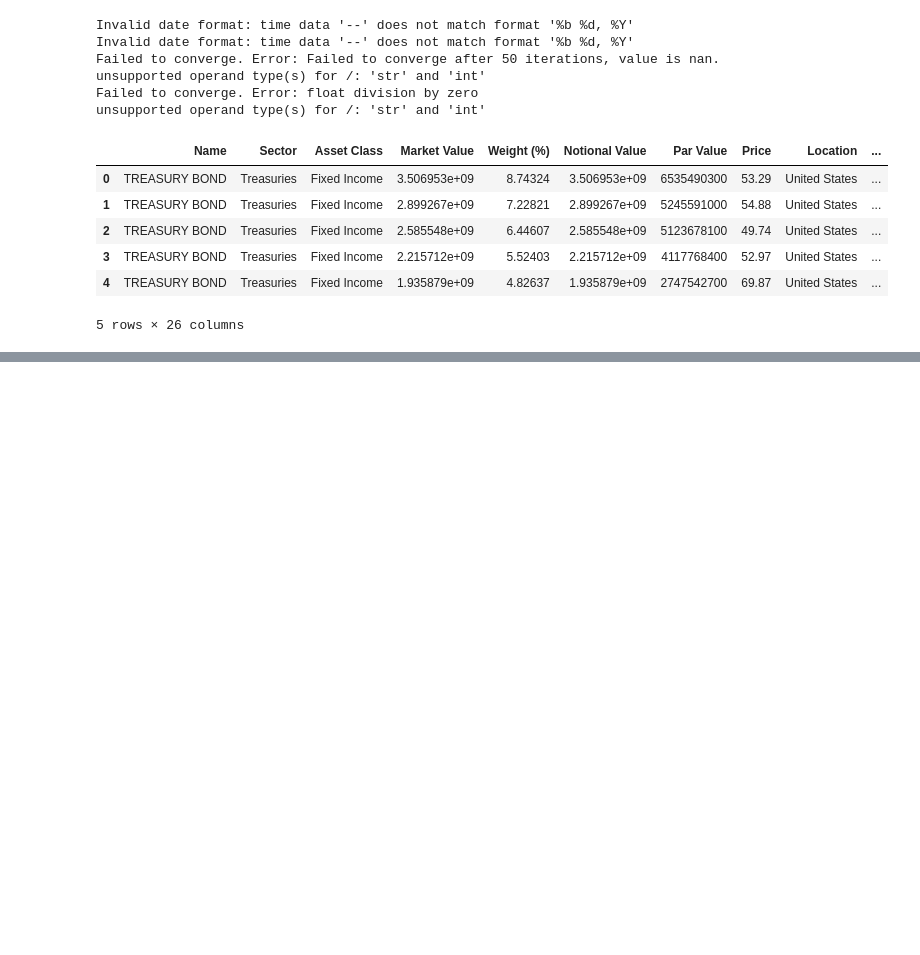
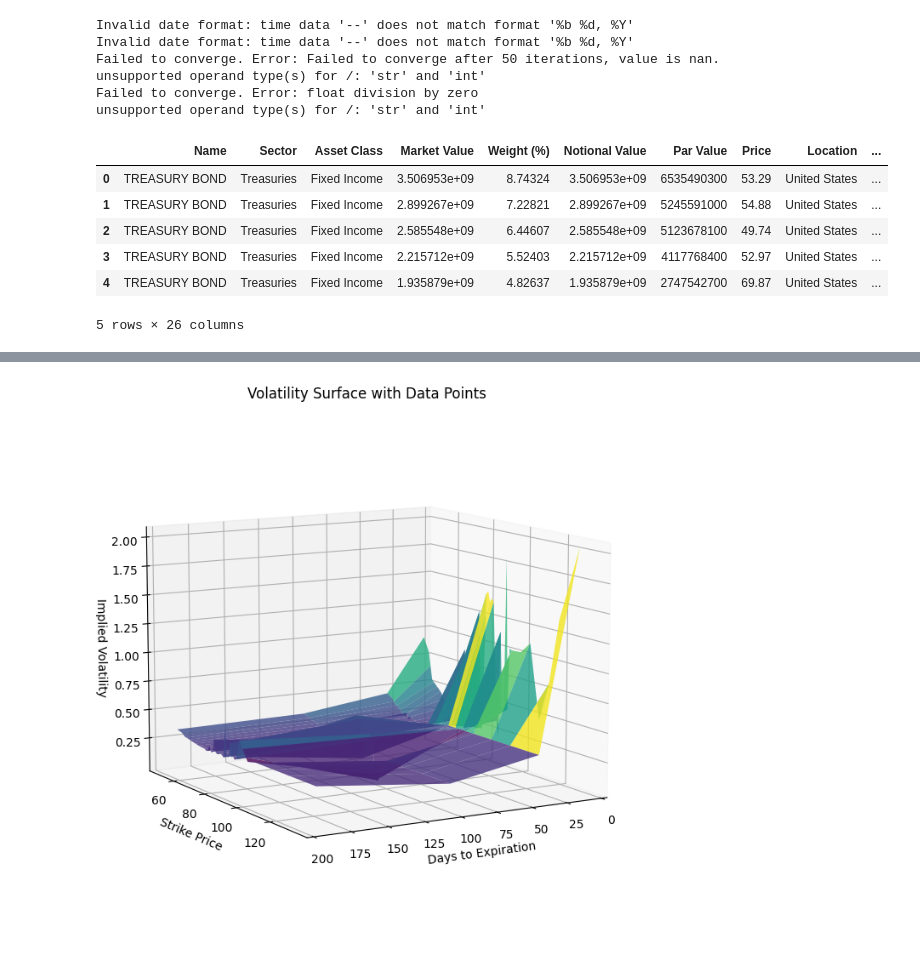
Before and after one commit to cleeclee123/ETF_Info, a Jupyter notebook: main.ipynb, the cells around one changed output, grey strips where cells are left out. Cells and saved outputs as stored; diff of their text form; code cells hidden in the pictures; blank space fills up the shorter version.

```diff
--- a/main.ipynb
+++ b/main.ipynb
@@ -313,0 +454,8 @@ unsupported operand type(s) for /: 'str' and 'int'
+# %%
+df_edv = pd.read_excel(
+    r"C:\Users\chris\trade\curr_pos\utils\yahoofinance\option_chains\EDV_option_chain.xlsx",
+    sheet_name="all",
+)
+create_volatility_surface(df_edv)
+# %% [output]
+[figure, added]
```
Also changed, not shown: parts of 4 cells of this notebook, 5 other files.
